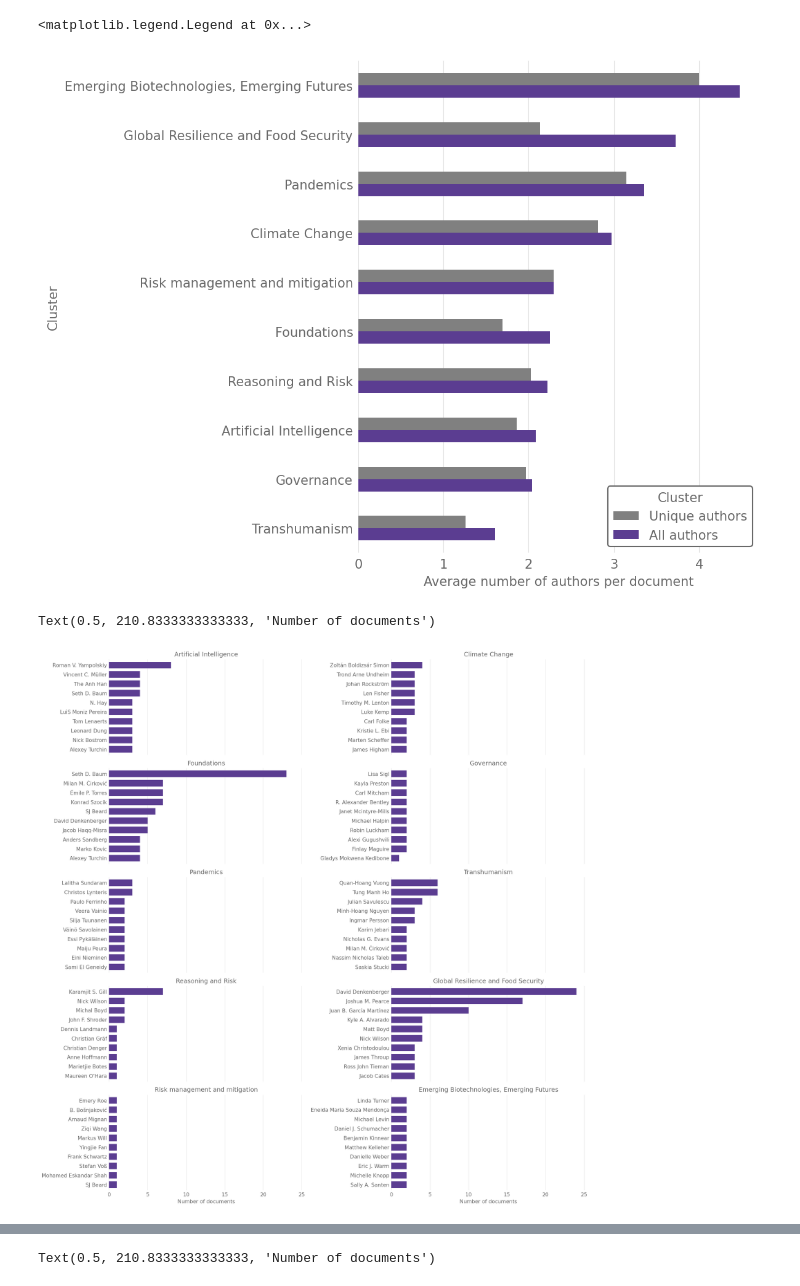
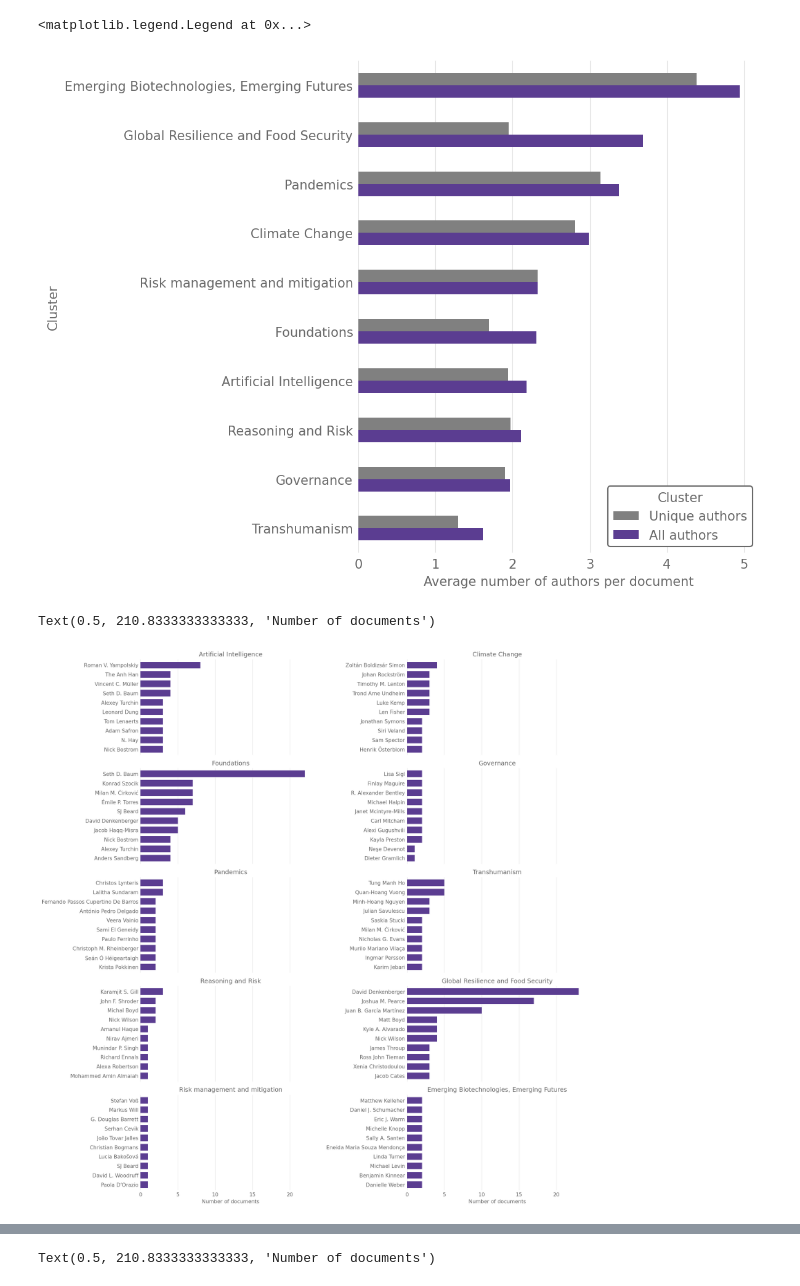
Before and after one commit to florianjehn/bibliometrics, a Jupyter notebook: scripts/cluster_visualization.ipynb, the cells around one changed output, grey strips where cells are left out. Drawn from its saved outputs; the diff is of its cells as text; code cells hidden in the pictures.

Commit message:
remade plots without duplicates

```diff
--- a/scripts/cluster_visualization.ipynb
+++ b/scripts/cluster_visualization.ipynb
@@ -23,0 +10,16 @@ vos_meta.head()
+# %%
+main_color = "#5b3d91"
+remerged_data = pd.read_csv(f'data{os.sep}prepared{os.sep}remerged_data.csv')
+# Remove the unrelated clusters
+other_topic_clusters_shallow = [6, 7, 8, 14, 15, 16, 18, 19, 22, 23]
+shape_before = remerged_data.shape
+remerged_data = remerged_data[~remerged_data["Cluster"].isin(other_topic_clusters_shallow)]
+shape_after = remerged_data.shape
+print(f"Removed clusters (shallow): {shape_before[0] - shape_after[0]}")
+print(f"New shape: {shape_after}")
+other_topic_clusters_deep = [13, 20, 21]
+shape_before = remerged_data.shape
+remerged_data = remerged_data[~remerged_data["Cluster"].isin(other_topic_clusters_deep)]
+shape_after = remerged_data.shape
+print(f"Removed clusters (deep): {shape_before[0] - shape_after[0]}")
+print(f"New shape: {shape_after}")
@@ -36,6 +34,6 @@ Removed 448 papers from unrelated clusters
 # %%
 nums = {}
-for cluster_name, cluster in vos_meta.groupby("Cluster"):
+for cluster_name, cluster in remerged_data.groupby("Cluster"):
     num_papers = cluster.shape[0]
     authors = cluster["Authors"].apply(ast.literal_eval)
     # Create a list of all the authors
@@ -82,38 +80,38 @@ handles, labels = ax.get_legend_handles_labels()
 ax.legend(handles[::-1], [ "Unique authors", "All authors"], title="Cluster")
 # %% [output]
 <matplotlib.legend.Legend at 0x...>
-[figure, old version]
+[figure, new version]
 # %%
 # Calculate the main authors per cluser.
 fig, axes = plt.subplots(5,2, figsize=(15, 15), sharex=True)
 axes = axes.flatten()
 
-for i, (cluster_name, cluster) in enumerate(vos_meta.groupby("Cluster")):
+for i, (cluster_name, cluster) in enumerate(remerged_data.groupby("Cluster")):
     authors = cluster["Authors"].apply(ast.literal_eval)
     # Create a list of all the authors
     all_authors = [author for authors_list in authors for author in authors_list]
     # Remove the trailing whitespace from the authors
     all_authors = [author.strip() for author in all_authors]
     # Remove the empty authors
     all_authors = [author for author in all_authors if author != ""]
     # Count how often each author appears
     author_counts = pd.Series(all_authors).value_counts()
     # Replace author names from which we know that they want to be called differently
     author_counts = author_counts.rename(lambda x: x.replace("Simon Beard", "SJ Beard").replace("Phil Torres", "Émile P. Torres"))
     author_counts.head(10).sort_values().plot(kind="barh", color=main_color, width=0.7, ax=axes[i])
     # Remove the y-axis grid
     axes[i].yaxis.grid(False)
     # Add the title
     axes[i].set_title(cluster_names[cluster_name])
 fig.tight_layout()
 
 
 # Add the x-axis label
 axes[-2].set_xlabel("Number of documents")
 axes[-1].set_xlabel("Number of documents")
 # %% [output]
 Text(0.5, 210.8333333333333, 'Number of documents')
-[figure, old version]
+[figure, new version]
 # %%
 remerged_data = pd.read_csv(f'data{os.sep}prepared{os.sep}remerged_data.csv')
 # Remove the unrelated clusters
```
Also changed, not shown: parts of 5 cells of this notebook, 3 other files.
